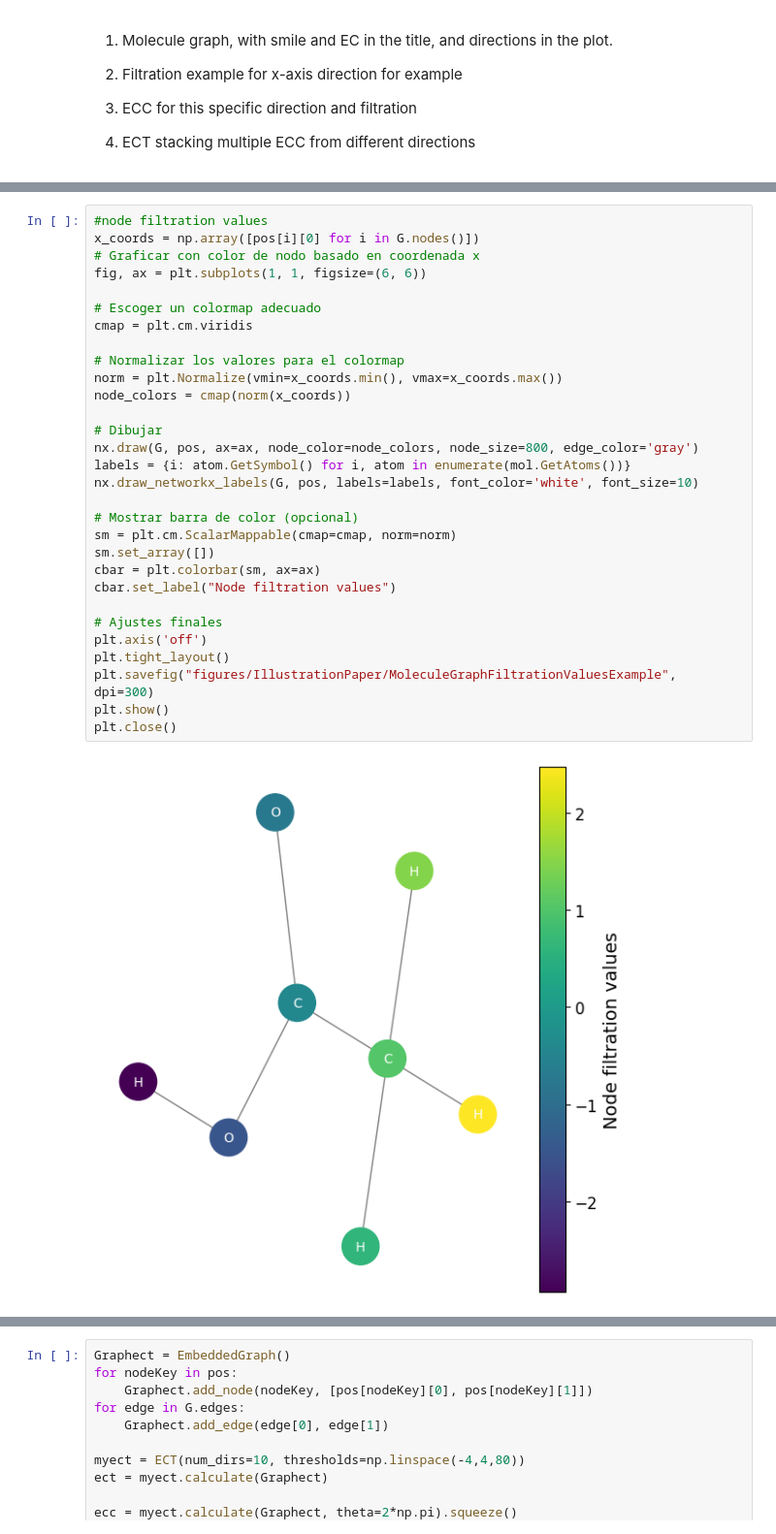
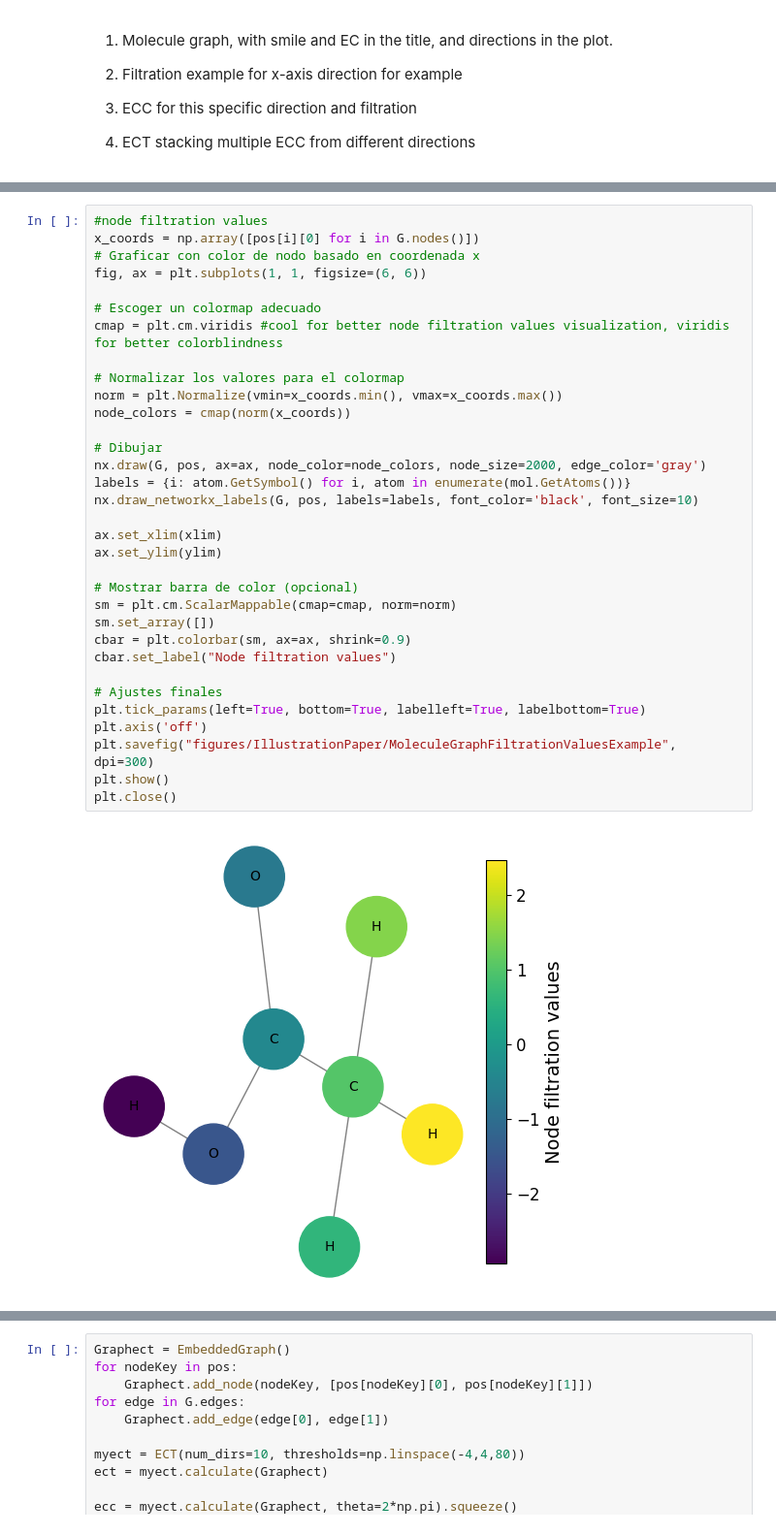
Before and after one commit to victosdur/ECTforMoleculeMachineLearningTask, a Jupyter notebook: FiguresIllustration.ipynb, the cells around one changed output, grey strips where cells are left out. Shown at 97% size. Drawn from its saved outputs; the diff is of its cells as text.

```diff
--- a/FiguresIllustration.ipynb
+++ b/FiguresIllustration.ipynb
@@ -274,35 +274,38 @@ plt.close()
 # %%
 #node filtration values
 x_coords = np.array([pos[i][0] for i in G.nodes()])
 # Graficar con color de nodo basado en coordenada x
 fig, ax = plt.subplots(1, 1, figsize=(6, 6))
 
 # Escoger un colormap adecuado
-cmap = plt.cm.viridis
+cmap = plt.cm.viridis #cool for better node filtration values visualization, viridis for better colorblindness
 
 # Normalizar los valores para el colormap
 norm = plt.Normalize(vmin=x_coords.min(), vmax=x_coords.max())
 node_colors = cmap(norm(x_coords))
 
 # Dibujar
-nx.draw(G, pos, ax=ax, node_color=node_colors, node_size=800, edge_color='gray')
+nx.draw(G, pos, ax=ax, node_color=node_colors, node_size=2000, edge_color='gray')
 labels = {i: atom.GetSymbol() for i, atom in enumerate(mol.GetAtoms())}
-nx.draw_networkx_labels(G, pos, labels=labels, font_color='white', font_size=10)
+nx.draw_networkx_labels(G, pos, labels=labels, font_color='black', font_size=10)
+
+ax.set_xlim(xlim)
+ax.set_ylim(ylim)
 
 # Mostrar barra de color (opcional)
 sm = plt.cm.ScalarMappable(cmap=cmap, norm=norm)
 sm.set_array([])
-cbar = plt.colorbar(sm, ax=ax)
+cbar = plt.colorbar(sm, ax=ax, shrink=0.9)
 cbar.set_label("Node filtration values")
 
 # Ajustes finales
+plt.tick_params(left=True, bottom=True, labelleft=True, labelbottom=True)
 plt.axis('off')
-plt.tight_layout()
 plt.savefig("figures/IllustrationPaper/MoleculeGraphFiltrationValuesExample", dpi=300)
 plt.show()
 plt.close()
 # %% [output]
-[figure, old version]
+[figure, new version]
 # %%
 # Usar coordenada x como filtración direccional
 node_filtration = {i: pos[i][0] for i in G.nodes()}
```
Also changed, not shown: parts of 2 cells of this notebook, 4 other files.
